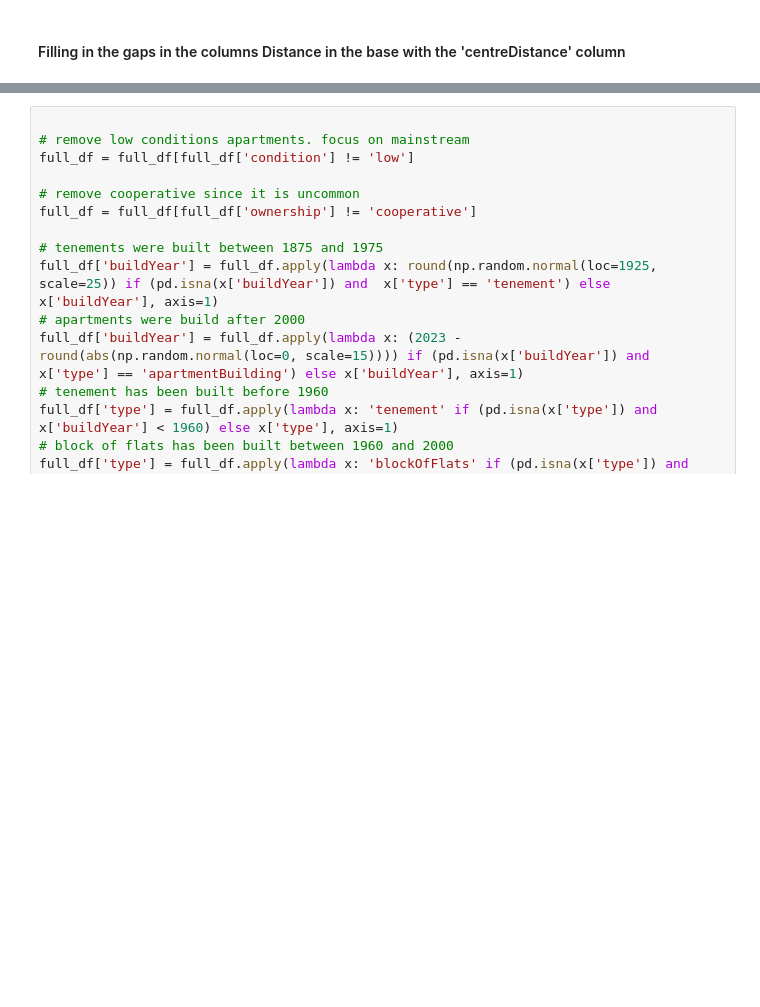
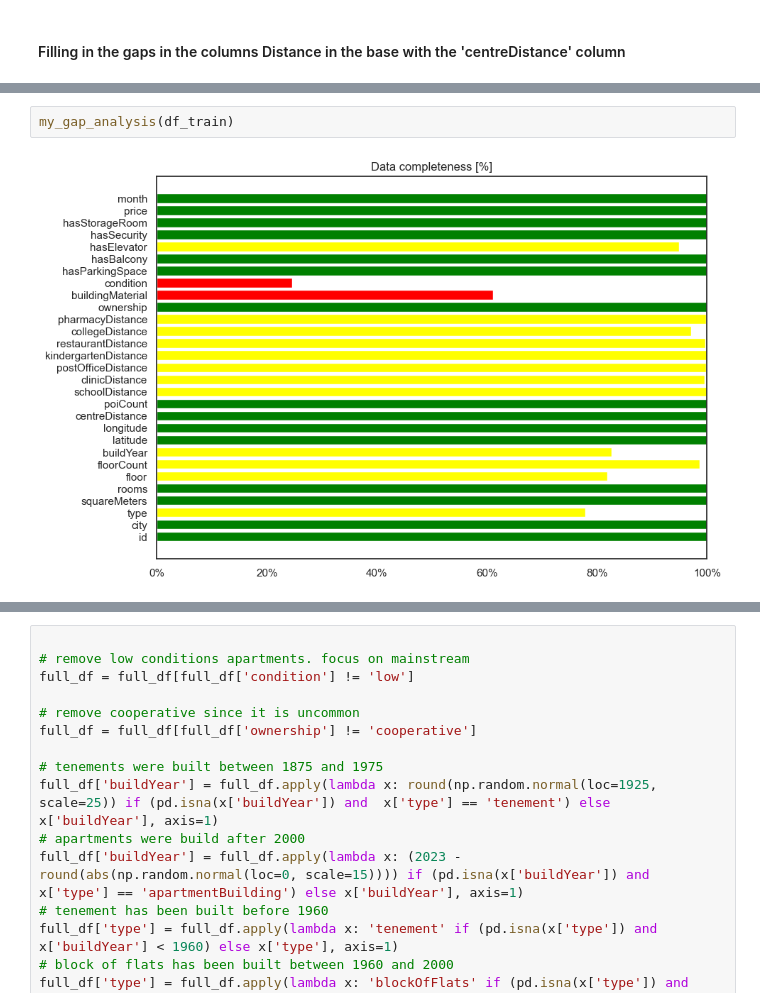
Before and after one commit to DamianSystem/Prediction-of-apartment-prices-in-selected-towns-in-Poland---project, a Jupyter notebook: Projekt Mieszkanie.ipynb, the cells around one changed output, grey strips where cells are left out. Saved outputs shown, nothing was run; the diff lists cells and outputs as text; blank space fills up the shorter version.

```diff
--- a/Projekt Mieszkanie.ipynb
+++ b/Projekt Mieszkanie.ipynb
@@ -381,0 +338,4 @@ for column_being_completed in list_dist:
+# %%
+my_gap_analysis(df_train)
+# %% [output]
+[figure, added]
```
Also changed, not shown: parts of 10 cells of this notebook.
